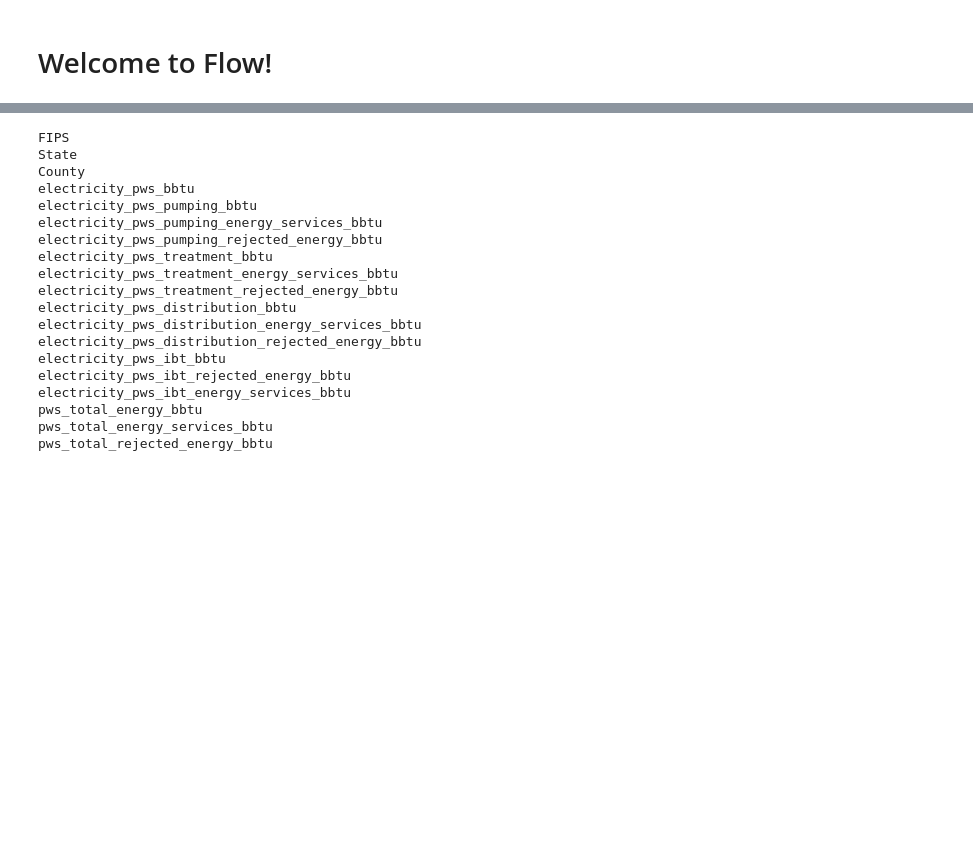
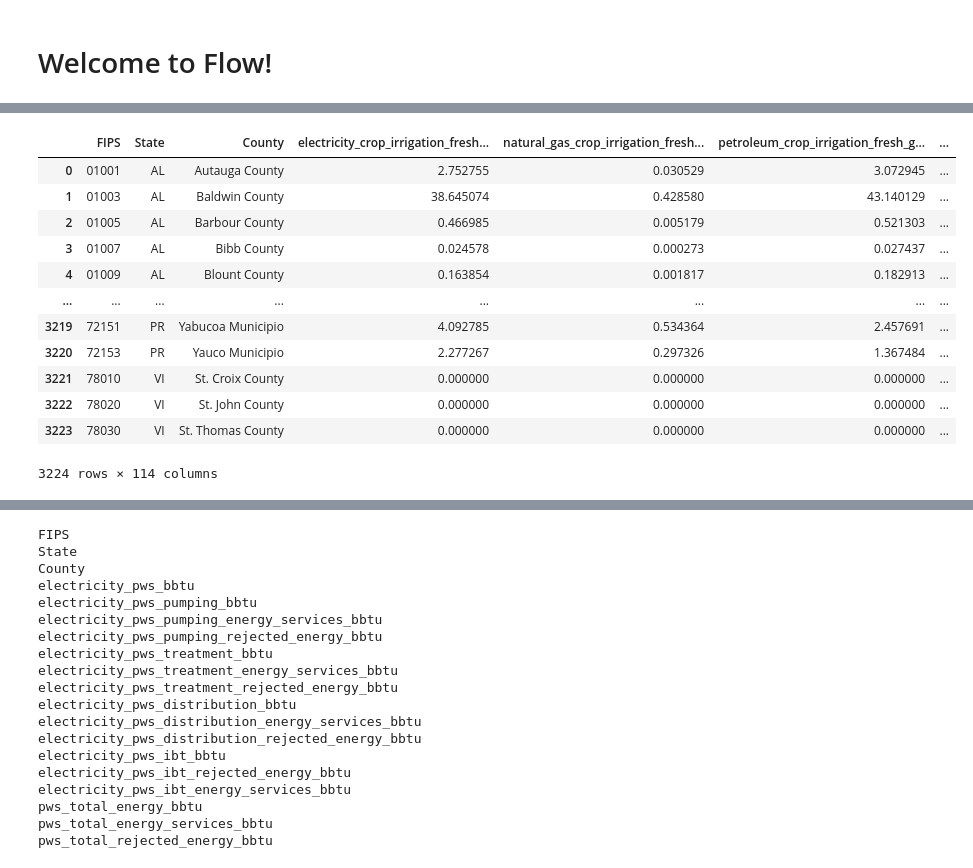
Before and after one commit to pnnl/interflow, a Jupyter notebook: flow_notebook.ipynb, the cells around one changed output, grey strips where cells are left out. Saved outputs shown, nothing was run; the diff lists cells and outputs as text; code cells hidden in the pictures; blank space fills up the shorter version.

```diff
--- a/flow_notebook.ipynb
+++ b/flow_notebook.ipynb
@@ -45,0 +29,17 @@ df
+# %%
+df2 = flow.calc_energy_agriculture(data=data)
+df2
+# %% [output]
+|  | FIPS | State | County | electricity_crop_irrigation_fresh... | natural_gas_crop_irrigation_fresh... | petroleum_crop_irrigation_fresh_g... | ... |
+| 0 | 01001 | AL | Autauga County | 2.752755 | 0.030529 | 3.072945 | ... |
+| 1 | 01003 | AL | Baldwin County | 38.645074 | 0.428580 | 43.140129 | ... |
+| 2 | 01005 | AL | Barbour County | 0.466985 | 0.005179 | 0.521303 | ... |
+| 3 | 01007 | AL | Bibb County | 0.024578 | 0.000273 | 0.027437 | ... |
+| 4 | 01009 | AL | Blount County | 0.163854 | 0.001817 | 0.182913 | ... |
+| ... | ... | ... | ... | ... | ... | ... | ... |
+| 3219 | 72151 | PR | Yabucoa Municipio | 4.092785 | 0.534364 | 2.457691 | ... |
+| 3220 | 72153 | PR | Yauco Municipio | 2.277267 | 0.297326 | 1.367484 | ... |
+| 3221 | 78010 | VI | St. Croix County | 0.000000 | 0.000000 | 0.000000 | ... |
+| 3222 | 78020 | VI | St. John County | 0.000000 | 0.000000 | 0.000000 | ... |
+| 3223 | 78030 | VI | St. Thomas County | 0.000000 | 0.000000 | 0.000000 | ... |
+3224 rows × 114 columns
```
Also changed, not shown: parts of 7 cells of this notebook, 2 other files.
